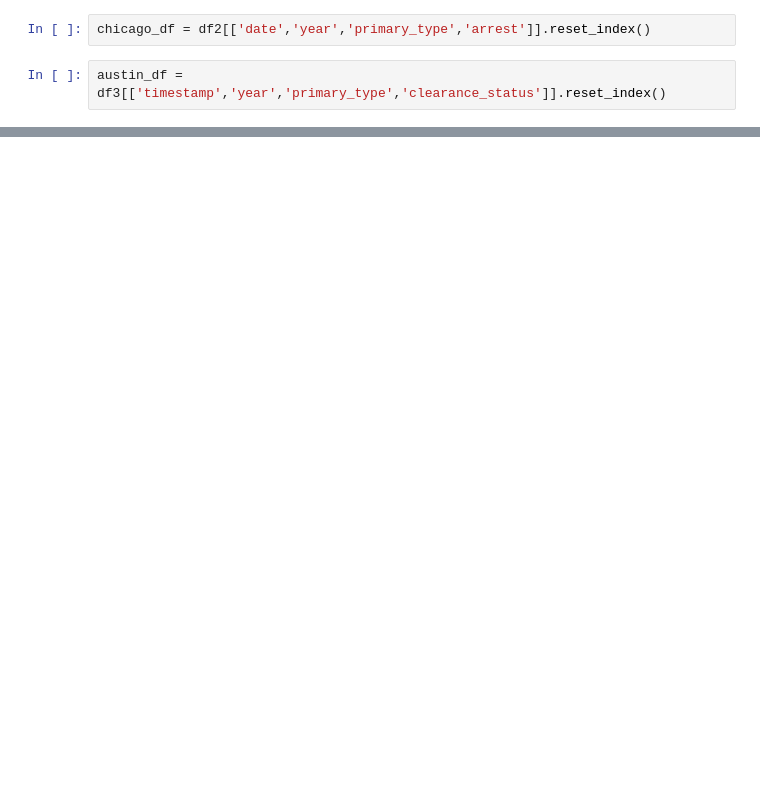
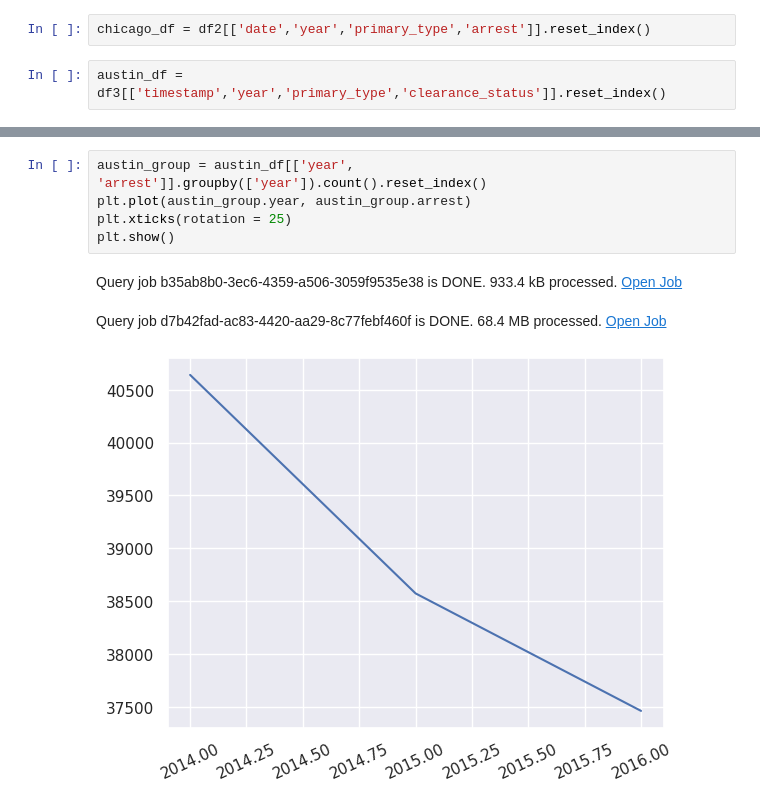
Before and after one commit to R0go/GCP_test_project, a Jupyter notebook: my_GCP_project.ipynb, the cells around one changed output, grey strips where cells are left out. Drawn from its saved outputs; the diff is of its cells as text; blank space fills up the shorter version.

```diff
--- a/my_GCP_project.ipynb
+++ b/my_GCP_project.ipynb
@@ -203,0 +274,9 @@ memory usage: 4783552 bytes
+# %%
+austin_group = austin_df[['year', 'arrest']].groupby(['year']).count().reset_index()
+plt.plot(austin_group.year, austin_group.arrest)
+plt.xticks(rotation = 25)
+plt.show()
+# %% [output]
+Query job b35ab8b0-3ec6-4359-a506-3059f9535e38 is DONE. 933.4 kB processed. Open Job
+Query job d7b42fad-ac83-4420-aa29-8c77febf460f is DONE. 68.4 MB processed. Open Job
+[figure, added]
```
Also changed, not shown: parts of 15 cells of this notebook.
